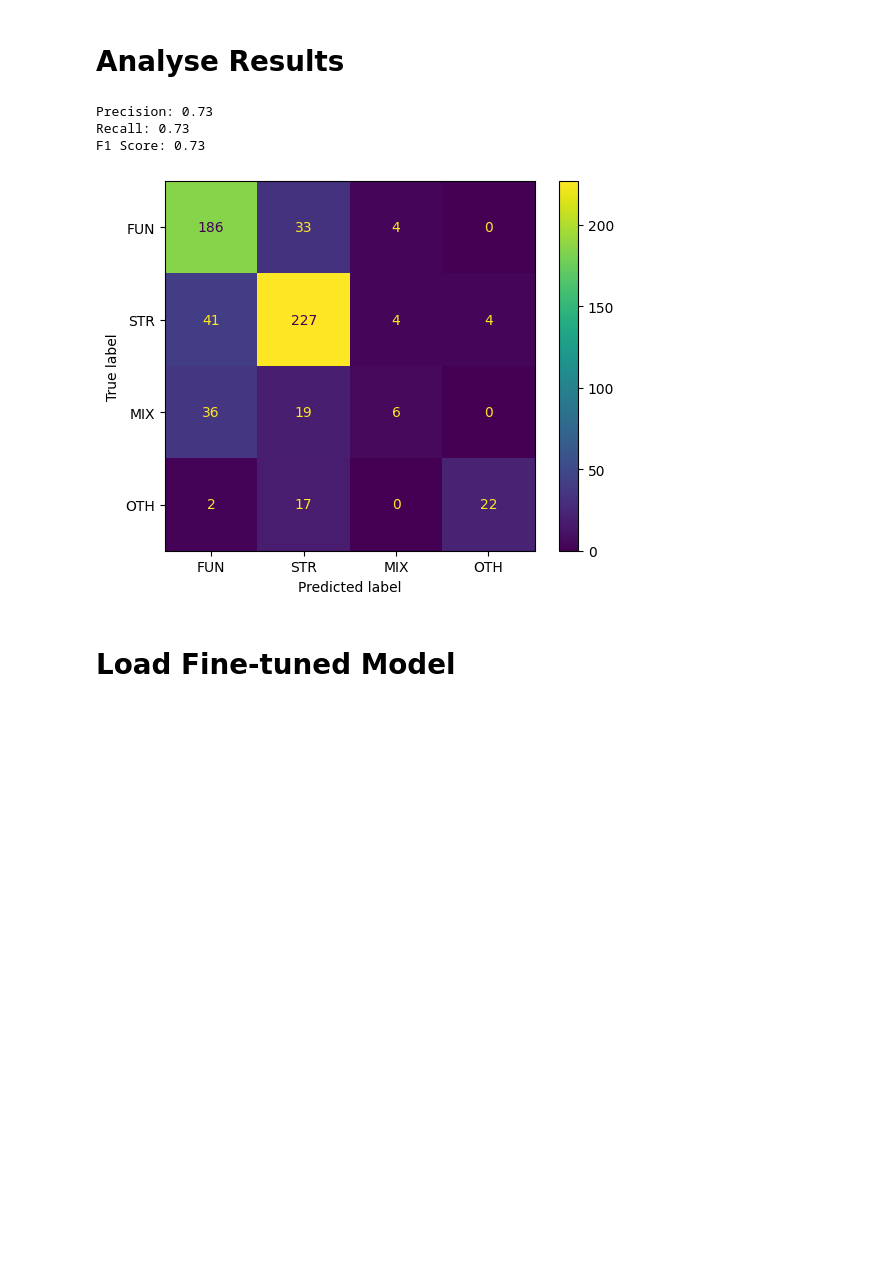
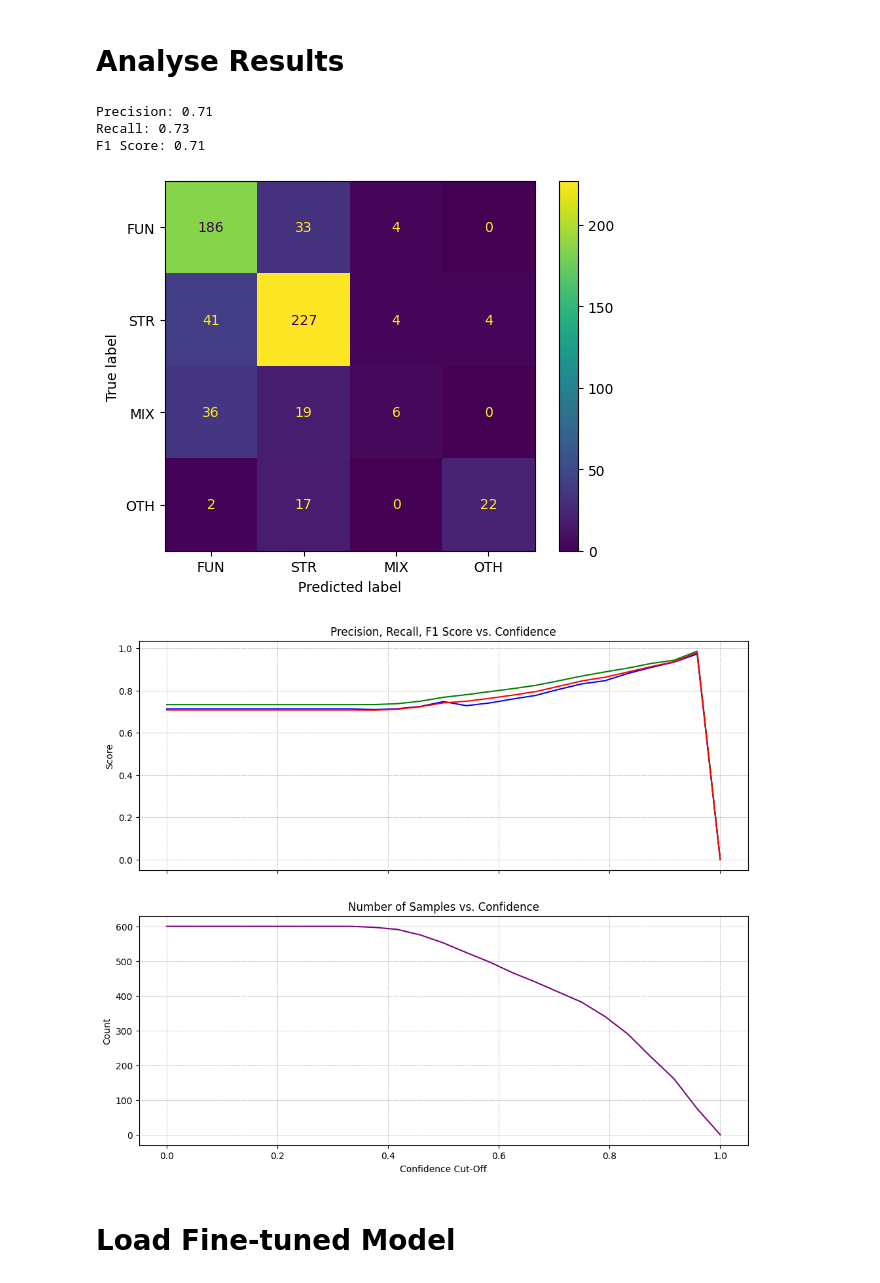
Before and after one commit to Marco-Consoloni/patent-sentence-classification, a Jupyter notebook: evaluate.ipynb, the cells around one changed output. Drawn from its saved outputs; the diff is of its cells as text; code cells hidden in the pictures; blank space fills up the shorter version.

Commit message:
add performance vs confidence plot

```diff
--- a/evaluate.ipynb
+++ b/evaluate.ipynb
@@ -5,9 +5,11 @@ import matplotlib.pyplot as plt
 import pandas as pd
 from sklearn.metrics import confusion_matrix, ConfusionMatrixDisplay
 from sklearn.metrics import classification_report, precision_score, recall_score, f1_score
+import ast
 
 # Import data
 merged_df = pd.read_excel("/home/fantoni/patent-sentence-classification/results/results_stratified.xlsx")
+merged_df["probabilities"] = merged_df["probabilities"].apply(ast.literal_eval) # import probs as list
 merged_df['correct_pred'] = merged_df['predicted_class'] == merged_df['sent_class'] # create column to flag correct predictions
 
 # Set labels
@@ -16,9 +18,9 @@ true_labels = merged_df['sent_tag']
 predicted_labels = merged_df['predicted_tag']
 
 # Calculate classification metrics
-precision = precision_score(true_labels, predicted_labels, average='micro')
-recall = recall_score(true_labels, predicted_labels, average='micro')
-f1 = f1_score(true_labels, predicted_labels, average='micro')
+precision = precision_score(true_labels, predicted_labels, average='weighted')
+recall = recall_score(true_labels, predicted_labels, average='weighted')
+f1 = f1_score(true_labels, predicted_labels, average='weighted')
 print(f"Precision: {precision:.2f}")
 print(f"Recall: {recall:.2f}")
 print(f"F1 Score: {f1:.2f}")
@@ -36,10 +38,66 @@ disp = ConfusionMatrixDisplay(confusion_matrix=cm, display_labels=labels)
 disp.plot()
 plt.show()
 # %% [output]
-Precision: 0.73
+Precision: 0.71
 Recall: 0.73
-F1 Score: 0.73
+F1 Score: 0.71
 [figure]
+# %%
+import numpy as np
+from sklearn.metrics import precision_recall_fscore_support
+
+# Extract the maximum probability per row
+merged_df['top_prob'] = merged_df['probabilities'].apply(max)
+
+# Define threshold range
+thresholds = np.linspace(0, 1, 25)  # 10 steps from 0 to 0.90
+
+# Initialize lists to store precision, recall, f1-score, and support values
+precision_values = []
+recall_values = []
+f1_values = []
+count_values = []
+
+# Compute metrics for each threshold
+for threshold in thresholds:
+    # Filter based on threshold
+    selected = merged_df[merged_df['top_prob'] >= threshold]
+    if selected.empty:
+        precision_values.append(0)
+        recall_values.append(0)
+        f1_values.append(0)
+        count_values.append(0)
+    else:
+        # Compute precision, recall, f1-score
+        count = len(selected)
+        precision, recall, f1, _ = precision_recall_fscore_support(selected['sent_class'], selected['predicted_class'], average='weighted', zero_division=0)
+        precision_values.append(precision)
+        recall_values.append(recall)
+        f1_values.append(f1)
+        count_values.append(count)
+
+# Create figure and axes
+fig, ax = plt.subplots(2, 1, figsize=(12, 10), sharex=True)
+
+# Plot precision, recall, F1-score
+ax[0].plot(thresholds, precision_values, label="Precision", color='blue')
+ax[0].plot(thresholds, recall_values, label="Recall", color='green')
+ax[0].plot(thresholds, f1_values, label="F1 Score", color='red')
+ax[0].set_ylabel("Score")
+ax[0].set_title("Precision, Recall, F1 Score vs. Confidence")
+ax[0].grid(True, which='both', linestyle='--', linewidth=0.5)
+
+# Plot count values
+ax[1].plot(thresholds, count_values, label="Count", color='purple')
+ax[1].set_xlabel("Confidence Cut-Off")
+ax[1].set_ylabel("Count")
+ax[1].set_title("Number of Samples vs. Confidence")
+ax[1].grid(True, which='both', linestyle='--', linewidth=0.5)
+
+# Show the plot
+plt.show()
+# %% [output]
+[figure, added]
 # %% [markdown]
 # Load Fine-tuned Model
 # %%
```
Also changed, not shown: parts of 1 cell of this notebook.
